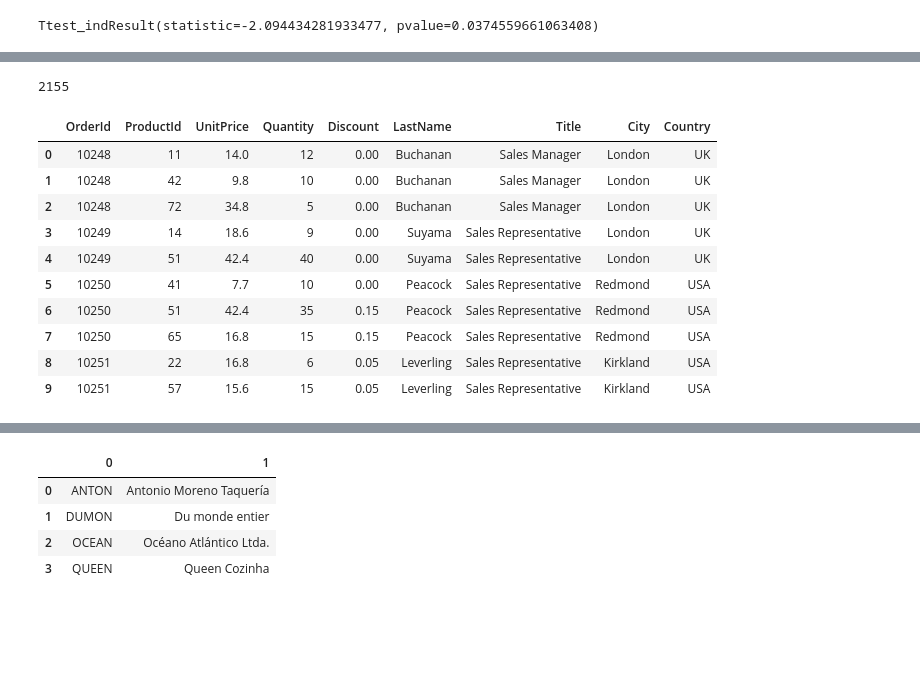
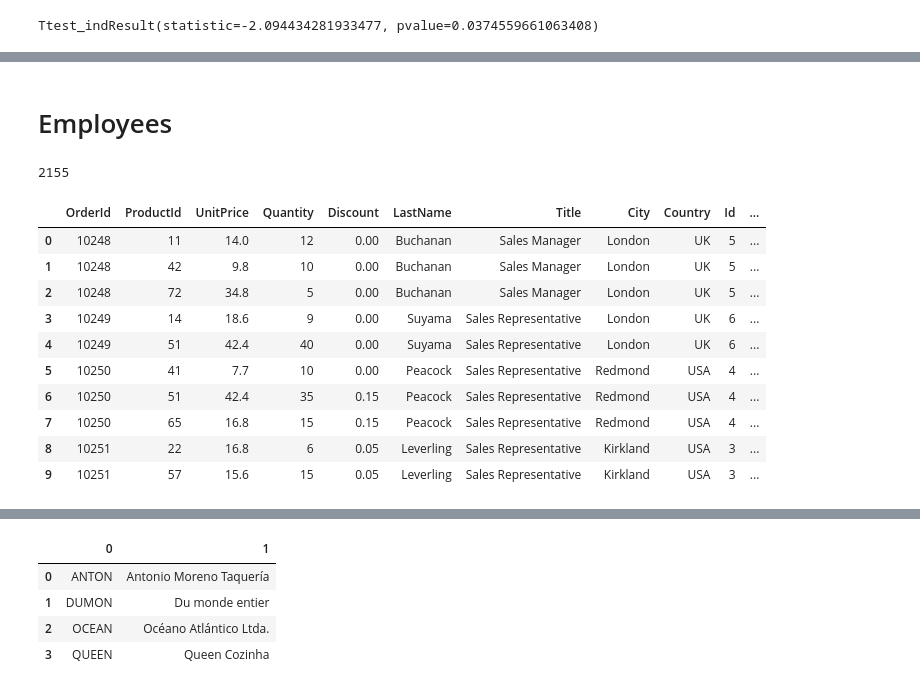
Before and after one commit to AndrewJ1/FI_Module_3, a Jupyter notebook: Project wip/dsc-mod-3-project-online-ds-pt-041519/Project WIP.ipynb, the cells around one changed output, grey strips where cells are left out. Drawn from its saved outputs; the diff is of its cells as text; code cells hidden in the pictures; blank space fills up the shorter version.

```diff
--- a/Project wip/dsc-mod-3-project-online-ds-pt-041519/Project WIP.ipynb
+++ b/Project wip/dsc-mod-3-project-online-ds-pt-041519/Project WIP.ipynb
@@ -556,3 +739,5 @@ Cat_df.head()
+# %% [markdown]
+# Employees
 # %%
 # Getting data for Employees
 # There is no discount in revenue by employee
@@ -560,27 +745,34 @@ Cat_df.head()
 # Average discount - might need a group by??
 # %%
 cur.execute("""SELECT OrderId, ProductId, UnitPrice, Quantity, Discount,
-                LastName, Title, City, Country
+                LastName, Title, City, Country, e.Id,
+                od.UnitPrice * od.Quantity AS 'ListRev',
+                od.UnitPrice * (1 - od.Discount) * od.Quantity AS 'GrossRev',
+                od.Discount * od.UnitPrice * od.Quantity AS 'DiscVal',
+                    CASE
+                    WHEN od.Discount == 0 THEN 0
+                    ELSE 1
+                    END AS 'Disc_0_1'
                 FROM [OrderDetail] od
                 JOIN [Order] o
                 ON od.OrderId = o.Id
                 JOIN Employee e
                 ON e.Id = o.EmployeeId""");
 
 Emp_df = pd.DataFrame(cur.fetchall())
 Emp_df.columns = [i[0] for i in cur.description]
 print(len(Emp_df))
 Emp_df.head(10)
 # %% [output]
 2155
-|  | OrderId | ProductId | UnitPrice | Quantity | Discount | LastName | Title | City | Country |
-| 0 | 10248 | 11 | 14.0 | 12 | 0.00 | Buchanan | Sales Manager | London | UK |
-| 1 | 10248 | 42 | 9.8 | 10 | 0.00 | Buchanan | Sales Manager | London | UK |
-| 2 | 10248 | 72 | 34.8 | 5 | 0.00 | Buchanan | Sales Manager | London | UK |
-| 3 | 10249 | 14 | 18.6 | 9 | 0.00 | Suyama | Sales Representative | London | UK |
-| 4 | 10249 | 51 | 42.4 | 40 | 0.00 | Suyama | Sales Representative | London | UK |
-| 5 | 10250 | 41 | 7.7 | 10 | 0.00 | Peacock | Sales Representative | Redmond | USA |
-| 6 | 10250 | 51 | 42.4 | 35 | 0.15 | Peacock | Sales Representative | Redmond | USA |
-| 7 | 10250 | 65 | 16.8 | 15 | 0.15 | Peacock | Sales Representative | Redmond | USA |
-| 8 | 10251 | 22 | 16.8 | 6 | 0.05 | Leverling | Sales Representative | Kirkland | USA |
-| 9 | 10251 | 57 | 15.6 | 15 | 0.05 | Leverling | Sales Representative | Kirkland | USA |
+|  | OrderId | ProductId | UnitPrice | Quantity | Discount | LastName | Title | City | Country | Id | ... |
+| 0 | 10248 | 11 | 14.0 | 12 | 0.00 | Buchanan | Sales Manager | London | UK | 5 | ... |
+| 1 | 10248 | 42 | 9.8 | 10 | 0.00 | Buchanan | Sales Manager | London | UK | 5 | ... |
+| 2 | 10248 | 72 | 34.8 | 5 | 0.00 | Buchanan | Sales Manager | London | UK | 5 | ... |
+| 3 | 10249 | 14 | 18.6 | 9 | 0.00 | Suyama | Sales Representative | London | UK | 6 | ... |
+| 4 | 10249 | 51 | 42.4 | 40 | 0.00 | Suyama | Sales Representative | London | UK | 6 | ... |
+| 5 | 10250 | 41 | 7.7 | 10 | 0.00 | Peacock | Sales Representative | Redmond | USA | 4 | ... |
+| 6 | 10250 | 51 | 42.4 | 35 | 0.15 | Peacock | Sales Representative | Redmond | USA | 4 | ... |
+| 7 | 10250 | 65 | 16.8 | 15 | 0.15 | Peacock | Sales Representative | Redmond | USA | 4 | ... |
+| 8 | 10251 | 22 | 16.8 | 6 | 0.05 | Leverling | Sales Representative | Kirkland | USA | 3 | ... |
+| 9 | 10251 | 57 | 15.6 | 15 | 0.05 | Leverling | Sales Representative | Kirkland | USA | 3 | ... |
```
Also changed, not shown: parts of 51 cells of this notebook, 3 other files.
